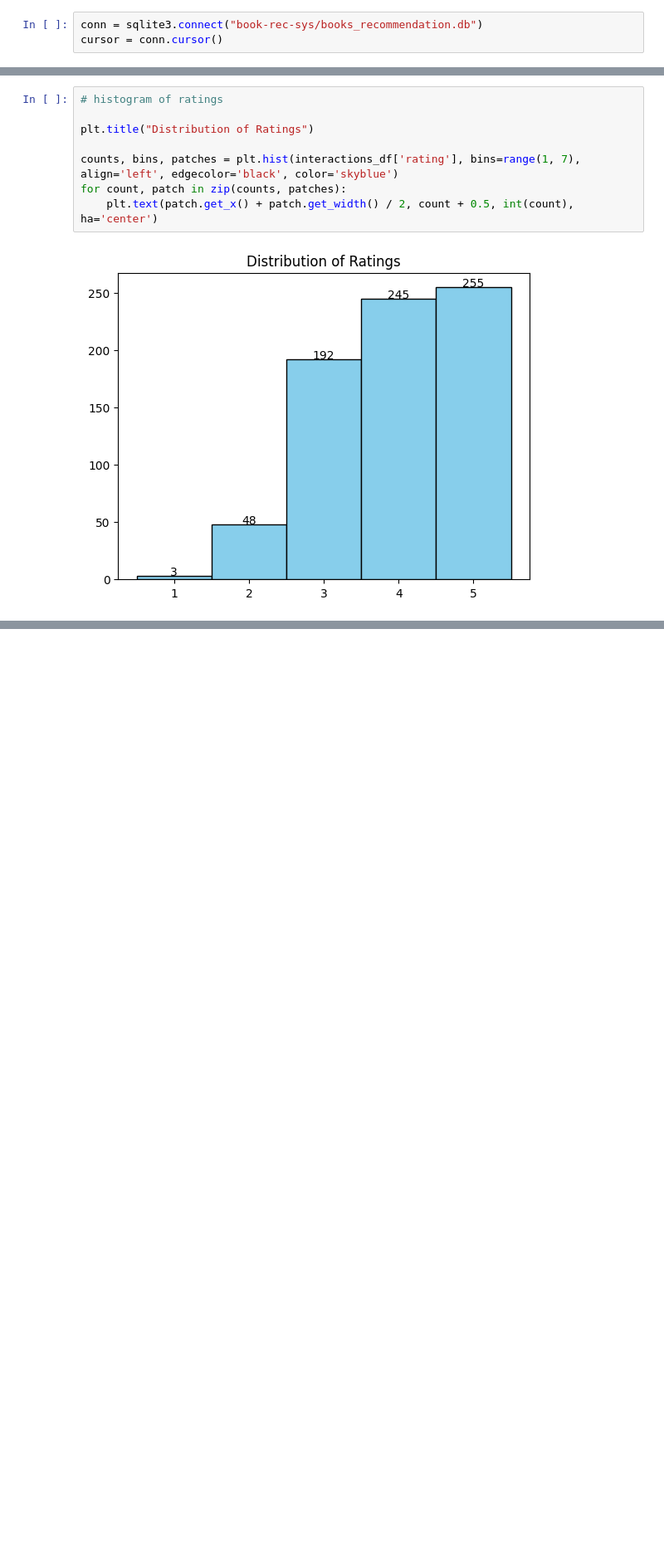
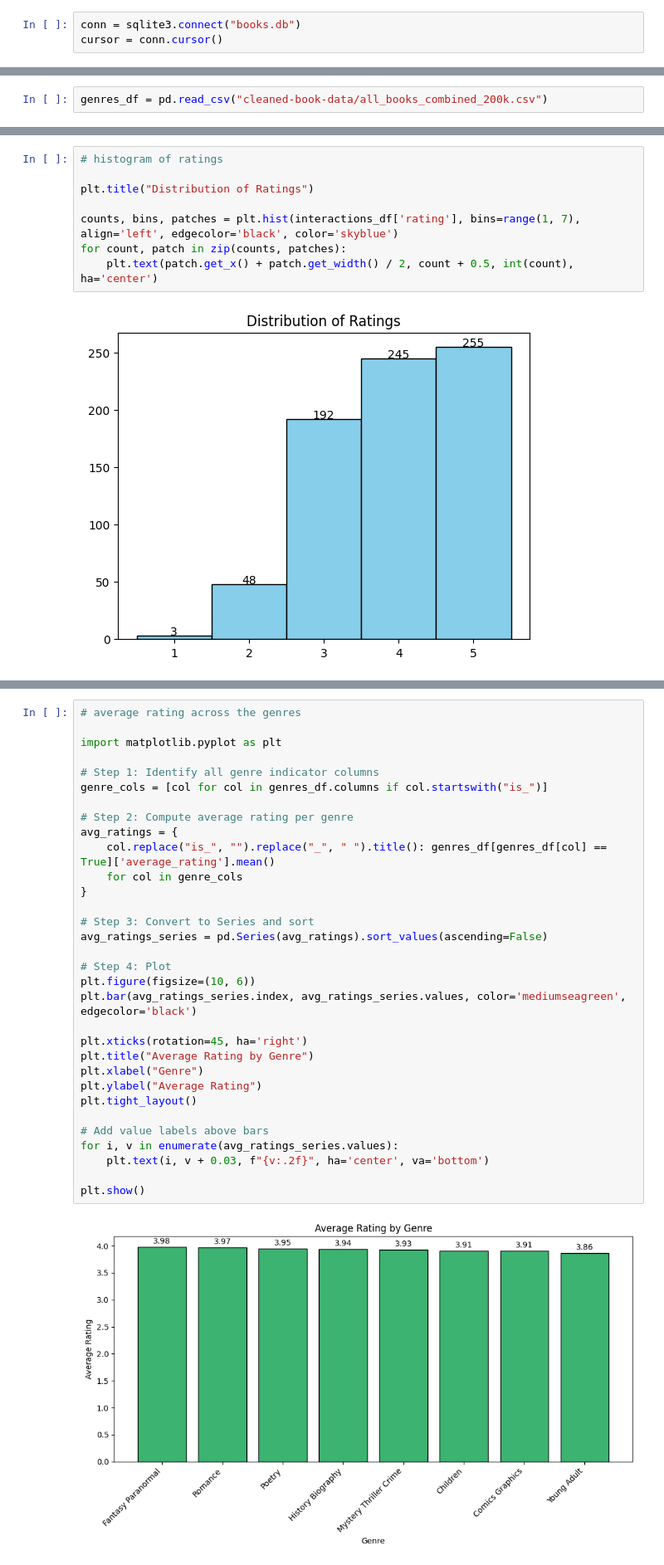
Before and after one commit to nrchnnas/recsys, a Jupyter notebook: eda.ipynb, the cells around one changed output, grey strips where cells are left out. Shown at 83% size. Saved outputs shown, nothing was run; the diff lists cells and outputs as text; blank space fills up the shorter version.

Commit message:
eda for genres

```diff
--- a/eda.ipynb
+++ b/eda.ipynb
@@ -8,4 +10,4 @@ import matplotlib.pyplot as plt
 # %%
-conn = sqlite3.connect("book-rec-sys/books_recommendation.db")
+conn = sqlite3.connect("books.db")
 cursor = conn.cursor()
 # %%
@@ -76,0 +81,2 @@ conn.close()
+# %%
+genres_df = pd.read_csv("cleaned-book-data/all_books_combined_200k.csv")
@@ -136,0 +165,34 @@ for count, patch in zip(counts, patches):
+# %%
+# average rating across the genres
+
+import matplotlib.pyplot as plt
+
+# Step 1: Identify all genre indicator columns
+genre_cols = [col for col in genres_df.columns if col.startswith("is_")]
+
+# Step 2: Compute average rating per genre
+avg_ratings = {
+    col.replace("is_", "").replace("_", " ").title(): genres_df[genres_df[col] == True]['average_rating'].mean()
+    for col in genre_cols
+}
+
+# Step 3: Convert to Series and sort
+avg_ratings_series = pd.Series(avg_ratings).sort_values(ascending=False)
+
+# Step 4: Plot
+plt.figure(figsize=(10, 6))
+plt.bar(avg_ratings_series.index, avg_ratings_series.values, color='mediumseagreen', edgecolor='black')
+
+plt.xticks(rotation=45, ha='right')
+plt.title("Average Rating by Genre")
+plt.xlabel("Genre")
+plt.ylabel("Average Rating")
+plt.tight_layout()
+
+# Add value labels above bars
+for i, v in enumerate(avg_ratings_series.values):
+    plt.text(i, v + 0.03, f"{v:.2f}", ha='center', va='bottom')
+
+plt.show()
+# %% [output]
+[figure, added]
```
Also changed, not shown: parts of 9 cells of this notebook.
